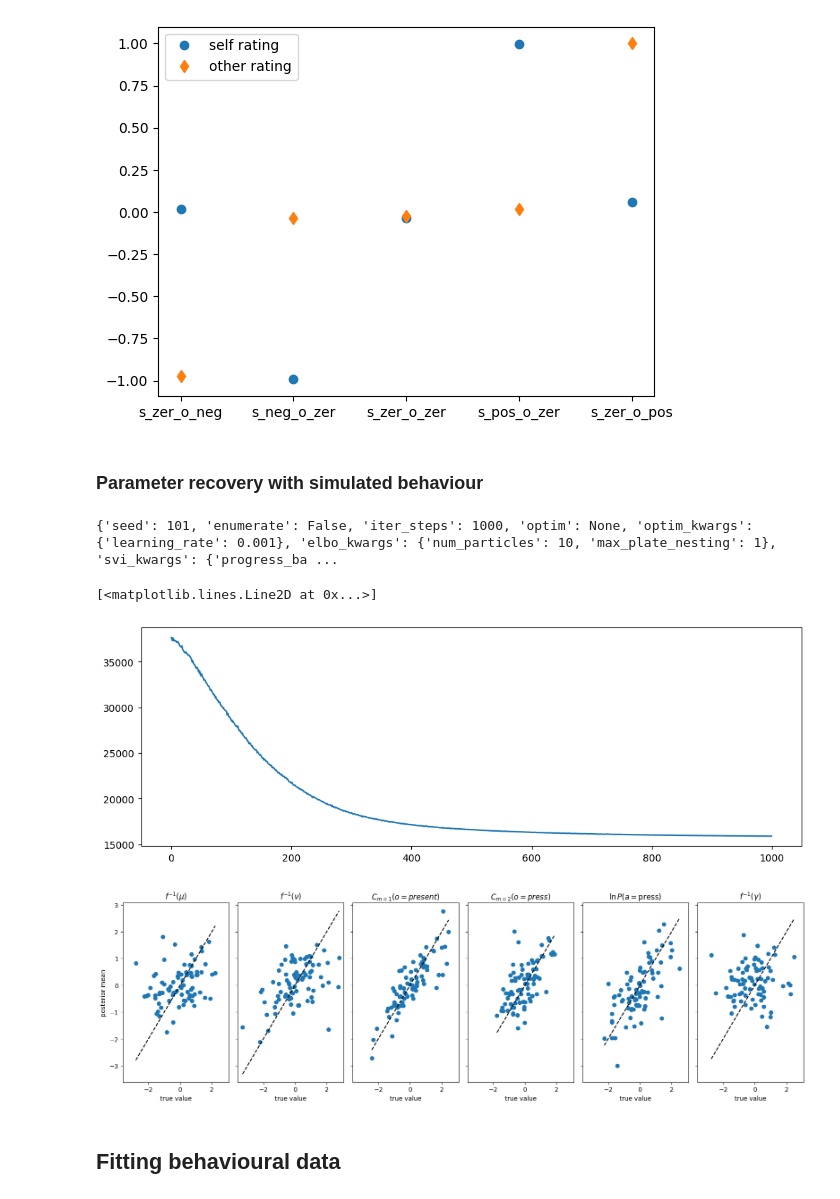
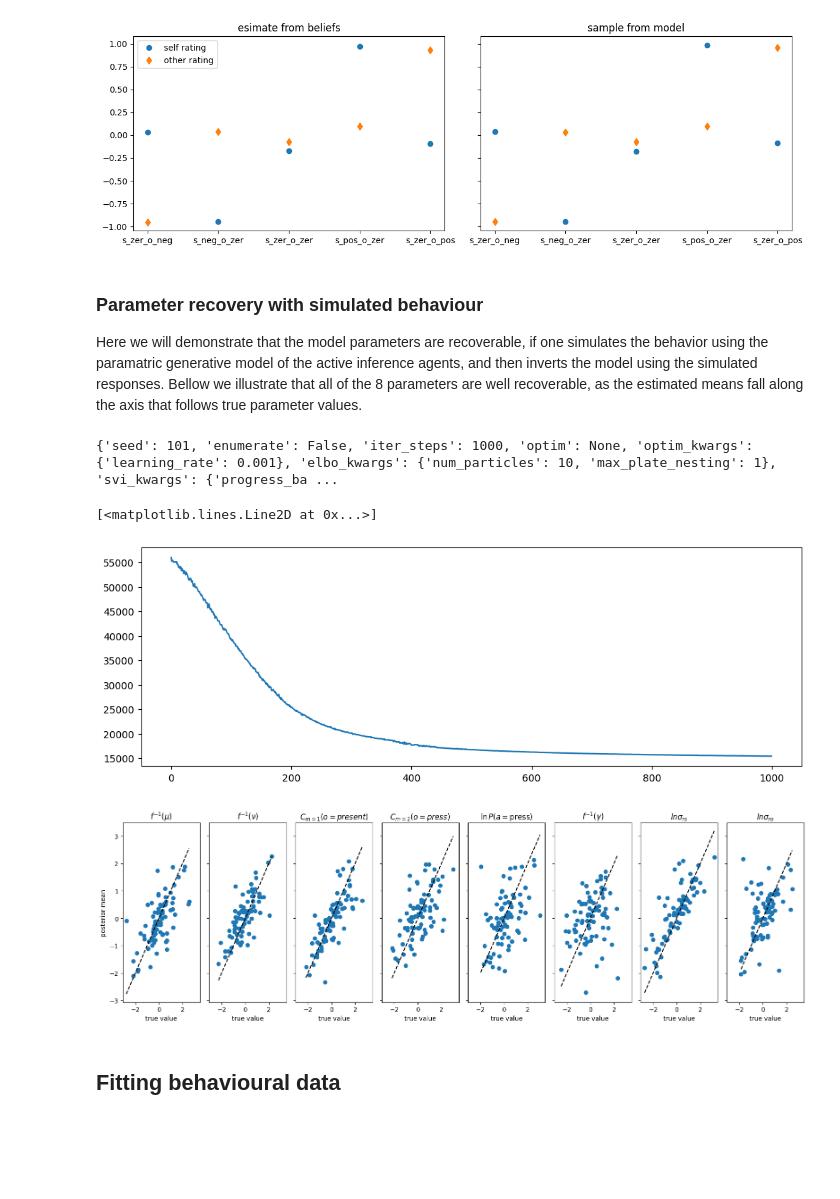
Before and after one commit to dimarkov/pybefit, a Jupyter notebook: examples/pymdp/simulating_and_fitting_agency_task.ipynb, the cells around one changed output. Drawn from its saved outputs; the diff is of its cells as text; code cells hidden in the pictures; blank space fills up the shorter version.

Commit message:
added options to provide an auxiliary likelihood to the generative model

```diff
--- a/examples/pymdp/simulating_and_fitting_agency_task.ipynb
+++ b/examples/pymdp/simulating_and_fitting_agency_task.ipynb
@@ -94,7 +96,7 @@ num_modalities = len(num_obs)
 
 batch_size = 80  # number of subjects
 num_blocks = 15
-num_timesteps = 25
+num_timesteps = 24
 # %%
 num_exp_conditions = 5
 
@@ -271,7 +311,7 @@ def transform(z):
 
     num_agents, np = z.shape
 
-    assert np == 6  # test that we have exactly 5 parameters
+    assert np == 8  # test that we have exactly 8 parameters
 
     p_outcome_mean = (
         0.5 + nn.sigmoid(z[..., 0]) / 2
@@ -320,15 +360,15 @@ def transform(z):
         gamma=gamma,
         action_selection="stochastic",
     )
-    return agents
+    return agents, partial(auxiliary_likelihood, z[..., -2:])
 
 
-num_params = 6
+num_params = 8
 num_agents = batch_size
 key, _key = jr.split(seed_key)
 z = jr.normal(_key, shape=(num_agents, num_params))
 
-agents = transform(z);
+agents, aux_like = transform(z);
 # %%
 opts_task = {
     "task": agency_task,
@@ -389,29 +425,59 @@ other_rating = (
     - last_beliefs_about_condition[0, ..., 3]
 )
 # %%
+fig, axes = plt.subplots(1, 2, figsize=(12, 4), sharex=True, sharey=True)
+
+smpl_other_rating = samples["aux_other"][0, ..., -1]
+smpl_self_rating = samples["aux_self"][0, ..., -1]
+
 x = []
 y1 = []
 y2 = []
+smpl_y1 = []
+smpl_y2 = []
 for i in [3, 1, 4, 0, 2]:
     loc = exp_condition == i
     x.append(labels[i])
     y1.append(self_rating[loc].mean())
     y2.append(other_rating[loc].mean())
 
-plt.plot(x, y1, "o", label="self rating")
-plt.plot(x, y2, "d", label="other rating")
-plt.legend();
+    smpl_y1.append(smpl_self_rating[loc].mean())
+    smpl_y2.append(smpl_other_rating[loc].mean())
+
+axes[0].plot(x, y1, "o", label="self rating")
+axes[0].plot(x, y2, "d", label="other rating")
+
+axes[1].plot(x, smpl_y1, "o", label="self rating")
+axes[1].plot(x, smpl_y2, "d", label="other rating")
+
+axes[0].set_title("esimate from beliefs")
+axes[1].set_title("sample from model")
+
+axes[0].legend()
+fig.tight_layout()
 # %% [output]
-[figure, old version]
+[figure, new version]
-# %% [markdown]
-### Parameter recovery with simulated behaviour
+# %% [markdown]
+### Parameter recovery with simulated behaviour
+
+Here we will demonstrate that the model parameters are recoverable,
+if one simulates the behavior using the paramatric generative model
+of the active inference agents, and then inverts the model using the
+simulated responses. Bellow we illustrate that all of the 8 parameters
+are well recoverable, as the estimated means fall along the axis that
+follows true parameter values.
 # %%
 measurments = {
     "outcomes": [outcomes[0] for outcomes in samples["outcomes"]],
     "multiactions": samples["multiactions"][0],
     "multiaction_cat": samples["multiaction_cat"][0],
+    "auxiliary_actions": [
+        samples["aux_self"][0],
+        samples["aux_other"][0],
+    ],
 }
 
+model = NumpyroModel(prior, transform, likelihood, opts=opts_model)
 posterior = NumpyroGuide(NormalPosterior(num_params, num_agents, backend="numpyro"))
 
 # perform inference using stochastic variational inference
@@ -424,7 +490,7 @@ plt.plot(results.losses)
 # %% [output]
 {'seed': 101, 'enumerate': False, 'iter_steps': 1000, 'optim': None, 'optim_kwargs': {'learning_rate': 0.001}, 'elbo_kwargs': {'num_particles': 10, 'max_plate_nesting': 1}, 'svi_kwargs': {'progress_ba ...
 [<matplotlib.lines.Line2D at 0x...>]
-[figure, old version]
+[figure, new version]
 # %%
 param_label = [
     r"$f^{-1}(\mu)$",
@@ -433,6 +499,8 @@ param_label = [
     r"$C_{m=2}(o=press)$",
     r"$\ln P(a=\text{press})$",
     r"$f^{-1}(\gamma)$",
+    r"$ln \sigma_{rs}$",
+    r"$ln \sigma_{ro}$",
 ]
 z = samples["z"][0]
 fig, axes = plt.subplots(1, z.shape[-1], figsize=(16, 5), sharex=True, sharey=True)
@@ -446,7 +514,7 @@ for i in range(z.shape[-1]):
 axes[0].set_ylabel("posterior mean")
 fig.tight_layout()
 # %% [output]
-[figure, old version]
+[figure, new version]
 # %% [markdown]
 ## Fitting behavioural data
 # %%
```
Also changed, not shown: parts of 12 cells of this notebook, 2 other files.
